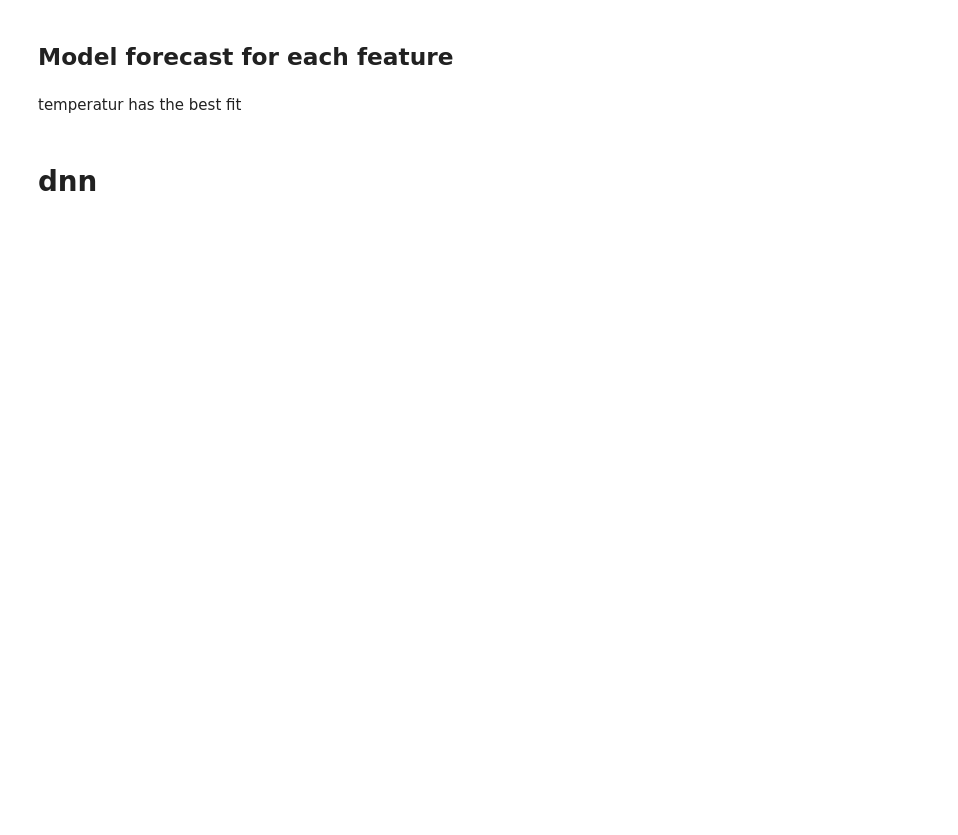
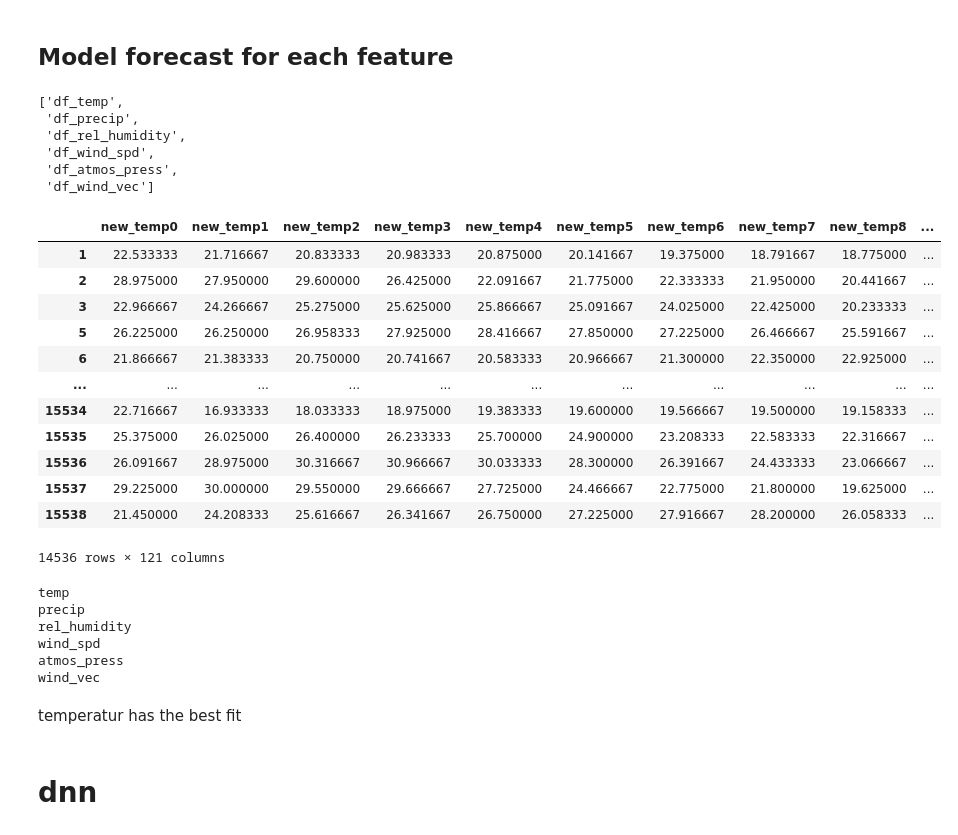
Before and after one commit to sm4rtm4art/airquality, a Jupyter notebook: assembling/preprocessing.ipynb, the cells around one changed output. Drawn from its saved outputs; the diff is of its cells as text; code cells hidden in the pictures; blank space fills up the shorter version.

```diff
--- a/assembling/preprocessing.ipynb
+++ b/assembling/preprocessing.ipynb
@@ -226,6 +266,46 @@ def train_predict(model, df, target):
     print(df.columns[0])
     print (f'[{rsme_train:.2f}, {rsme_test:.2f}]')
     return y_pred_train
+# %%
+df_names
+# %% [output]
+['df_temp',
+ 'df_precip',
+ 'df_rel_humidity',
+ 'df_wind_spd',
+ 'df_atmos_press',
+ 'df_wind_vec']
+# %%
+df_temp
+# %% [output]
+|  | new_temp0 | new_temp1 | new_temp2 | new_temp3 | new_temp4 | new_temp5 | new_temp6 | new_temp7 | new_temp8 | ... |
+| 1 | 22.533333 | 21.716667 | 20.833333 | 20.983333 | 20.875000 | 20.141667 | 19.375000 | 18.791667 | 18.775000 | ... |
+| 2 | 28.975000 | 27.950000 | 29.600000 | 26.425000 | 22.091667 | 21.775000 | 22.333333 | 21.950000 | 20.441667 | ... |
+| 3 | 22.966667 | 24.266667 | 25.275000 | 25.625000 | 25.866667 | 25.091667 | 24.025000 | 22.425000 | 20.233333 | ... |
+| 5 | 26.225000 | 26.250000 | 26.958333 | 27.925000 | 28.416667 | 27.850000 | 27.225000 | 26.466667 | 25.591667 | ... |
+| 6 | 21.866667 | 21.383333 | 20.750000 | 20.741667 | 20.583333 | 20.966667 | 21.300000 | 22.350000 | 22.925000 | ... |
+| ... | ... | ... | ... | ... | ... | ... | ... | ... | ... | ... |
+| 15534 | 22.716667 | 16.933333 | 18.033333 | 18.975000 | 19.383333 | 19.600000 | 19.566667 | 19.500000 | 19.158333 | ... |
+| 15535 | 25.375000 | 26.025000 | 26.400000 | 26.233333 | 25.700000 | 24.900000 | 23.208333 | 22.583333 | 22.316667 | ... |
+| 15536 | 26.091667 | 28.975000 | 30.316667 | 30.966667 | 30.033333 | 28.300000 | 26.391667 | 24.433333 | 23.066667 | ... |
+| 15537 | 29.225000 | 30.000000 | 29.550000 | 29.666667 | 27.725000 | 24.466667 | 22.775000 | 21.800000 | 19.625000 | ... |
+| 15538 | 21.450000 | 24.208333 | 25.616667 | 26.341667 | 26.750000 | 27.225000 | 27.916667 | 28.200000 | 26.058333 | ... |
+14536 rows × 121 columns
+# %%
+for dframe in df_names:
+    df = locals()[dframe]
+    name = df.columns[0][4:-1]
+    print(name)
+    df.to_csv('./data/'+ str(name)+'.csv')
+    del df
+target.to_csv('./data/target.csv')
+# %% [output]
+temp
+precip
+rel_humidity
+wind_spd
+atmos_press
+wind_vec
 # %%
 test_results = {}
 linear = LinearRegression()
```
Also changed, not shown: parts of 10 cells of this notebook, 3 other files.
